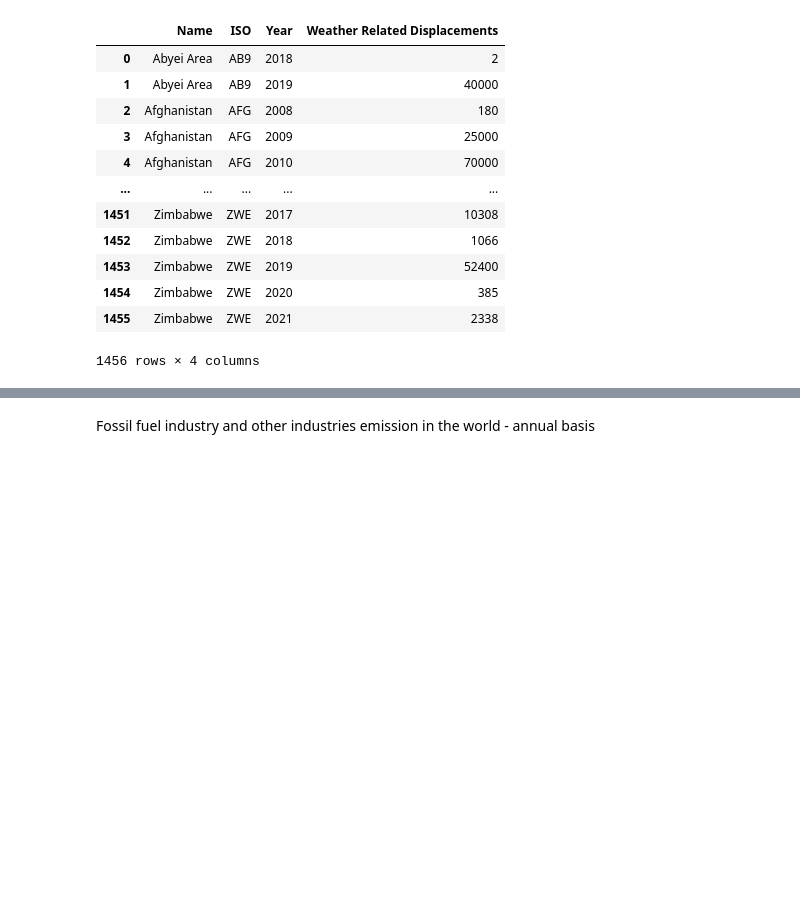
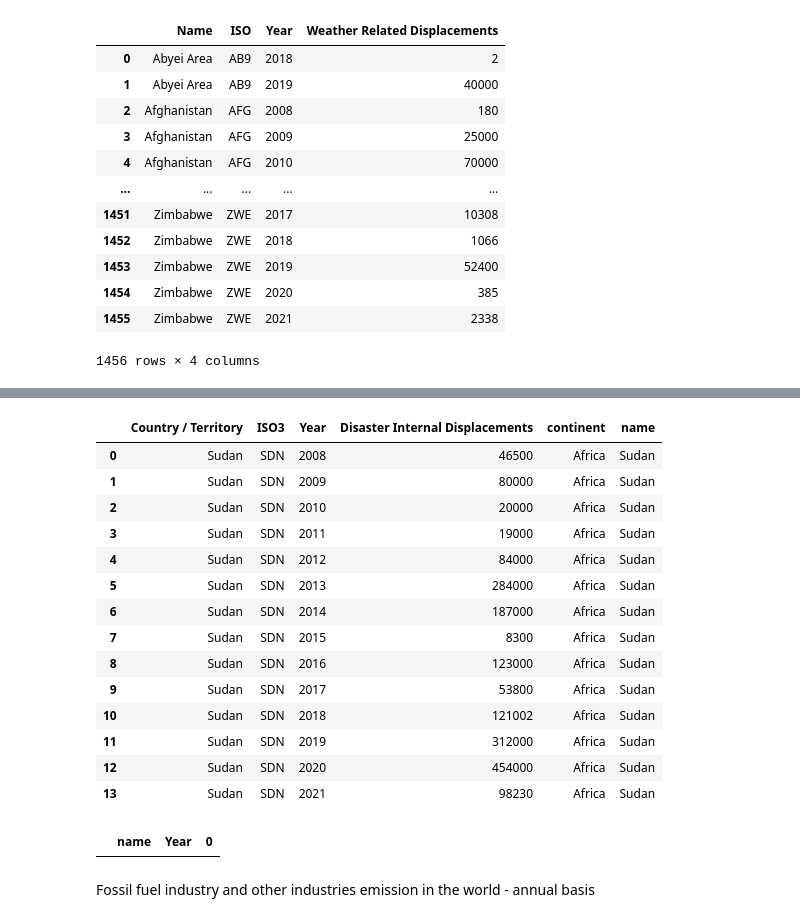
Before and after one commit to KyleCarlo/Data-Visualization, a Jupyter notebook: Cleaning.ipynb, the cells around one changed output, grey strips where cells are left out. Drawn from its saved outputs; the diff is of its cells as text; code cells hidden in the pictures; blank space fills up the shorter version.

```diff
--- a/Cleaning.ipynb
+++ b/Cleaning.ipynb
@@ -442,3 +792,32 @@ world_related_dis
+# %%
+temp_wrd3 = wrd_wna[wrd_wna['ISO3'] == 'SDN'].groupby(['name', 'continent','ISO3','Year']).sum().reset_index()
+temp_wrd3['Country / Territory'] = temp_wrd3.name
+sudan = temp_wrd3[wrd_wna.columns]
+sudan
+# %% [output]
+|  | Country / Territory | ISO3 | Year | Disaster Internal Displacements | continent | name |
+| 0 | Sudan | SDN | 2008 | 46500 | Africa | Sudan |
+| 1 | Sudan | SDN | 2009 | 80000 | Africa | Sudan |
+| 2 | Sudan | SDN | 2010 | 20000 | Africa | Sudan |
+| 3 | Sudan | SDN | 2011 | 19000 | Africa | Sudan |
+| 4 | Sudan | SDN | 2012 | 84000 | Africa | Sudan |
+| 5 | Sudan | SDN | 2013 | 284000 | Africa | Sudan |
+| 6 | Sudan | SDN | 2014 | 187000 | Africa | Sudan |
+| 7 | Sudan | SDN | 2015 | 8300 | Africa | Sudan |
+| 8 | Sudan | SDN | 2016 | 123000 | Africa | Sudan |
+| 9 | Sudan | SDN | 2017 | 53800 | Africa | Sudan |
+| 10 | Sudan | SDN | 2018 | 121002 | Africa | Sudan |
+| 11 | Sudan | SDN | 2019 | 312000 | Africa | Sudan |
+| 12 | Sudan | SDN | 2020 | 454000 | Africa | Sudan |
+| 13 | Sudan | SDN | 2021 | 98230 | Africa | Sudan |
+# %%
+new_wrd = pd.concat([wrd_wna[wrd_wna['ISO3'].isin(['CHN', 'SDN', 'FRA']) == False], china, sudan, france])
+new_wrd = new_wrd.sort_values(['Country / Territory', 'Year']).reset_index()
+del new_wrd['index']
+tempz = new_wrd.value_counts(['name','Year']).reset_index()
+tempz[tempz[0] == 2] #checked no similarities
+# %% [output]
+|  | name | Year | 0 |
 # %% [markdown]
 Fossil fuel industry and other industries emission in the world - annual basis
 # %%
```
Also changed, not shown: parts of 27 cells of this notebook, 11 other files.
